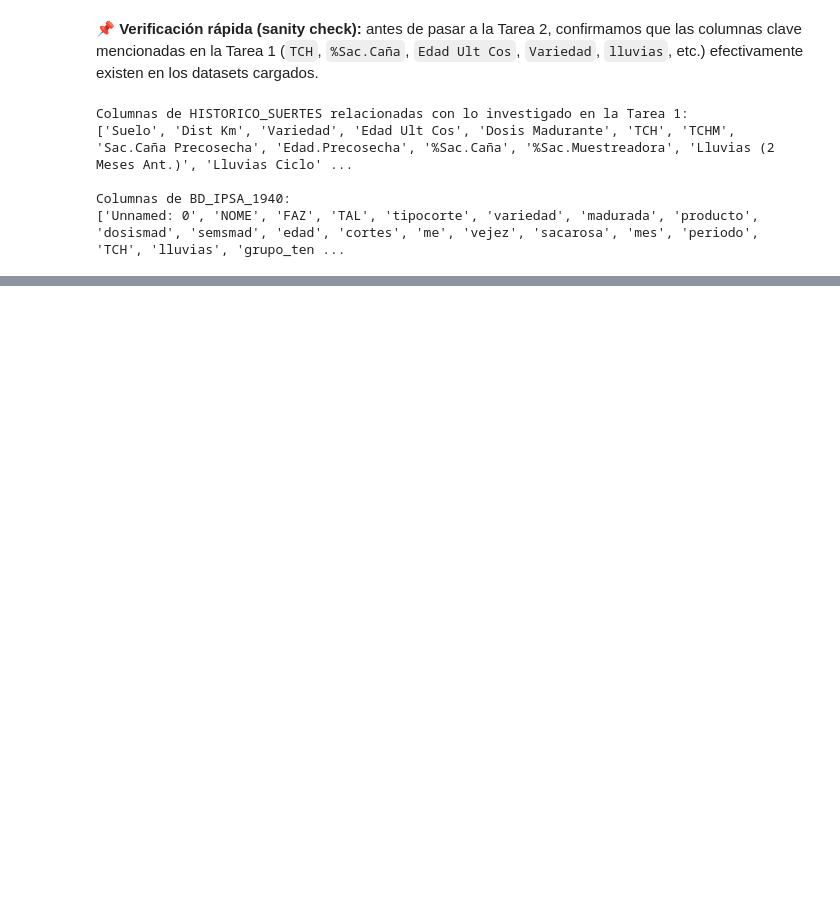
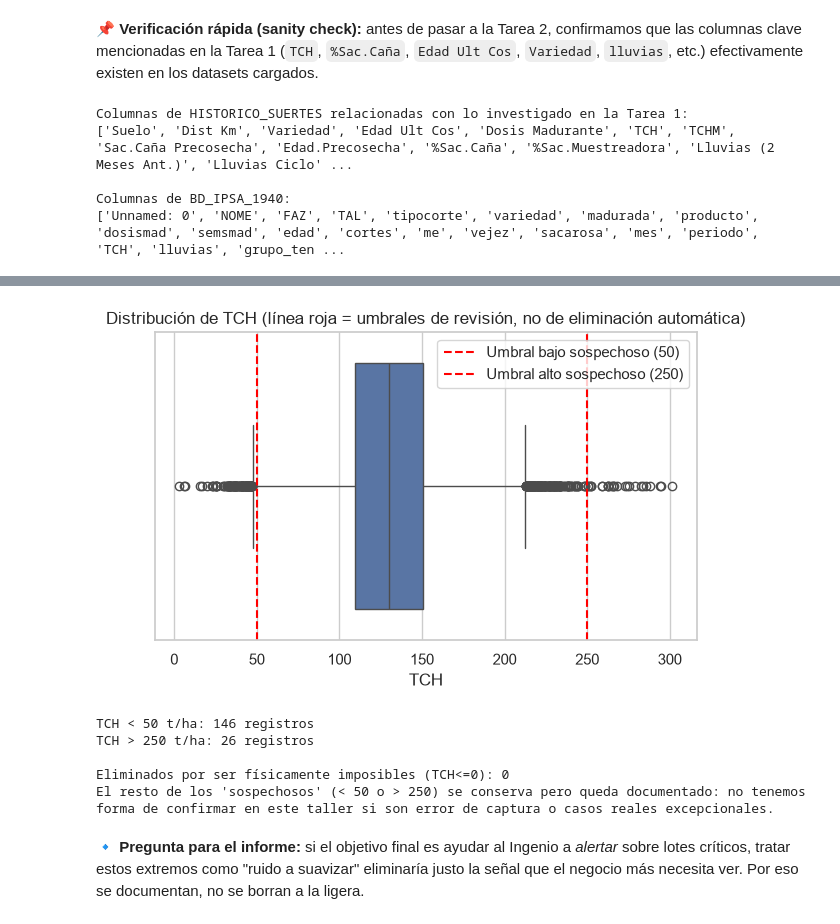
Before and after one commit to joseflorezleon/TallerPracticoAprendizajeAutom-tico1, a Jupyter notebook: Notebooks/Taller_Ingenio_Providencia.ipynb, the cells around one changed output, grey strips where cells are left out. Drawn from its saved outputs; the diff is of its cells as text; code cells hidden in the pictures; blank space fills up the shorter version.

```diff
--- a/Notebooks/Taller_Ingenio_Providencia.ipynb
+++ b/Notebooks/Taller_Ingenio_Providencia.ipynb
@@ -223,0 +223,8 @@ Columnas de BD_IPSA_1940:
+# %%
+df_reg["TAH_aprox"] = df_reg["TCH"] * df_reg["%Sac.Caña"] / 100
+print(df_reg["TAH_aprox"].describe())
+
+#comparacion = df_reg[["TAH_aprox", "TAH"]].dropna()
+#print(f"\nCorrelación entre TAH_aprox (nuestro cálculo) y TAH (la real, medida en fábrica): "
+ #     f"{comparacion.corr().iloc[0,1]:.3f}")
+#comparacion.head()
@@ -223,0 +408,27 @@ Columnas de BD_IPSA_1940:
+# %%
+plt.figure(figsize=(7, 4))
+sns.boxplot(x=df_reg_feat["TCH"])
+plt.axvline(50, color="red", linestyle="--", label="Umbral bajo sospechoso (50)")
+plt.axvline(250, color="red", linestyle="--", label="Umbral alto sospechoso (250)")
+plt.title("Distribución de TCH (línea roja = umbrales de revisión, no de eliminación automática)")
+plt.legend()
+plt.show()
+
+print("TCH < 50 t/ha:", (df_reg_feat["TCH"] < 50).sum(), "registros")
+print("TCH > 250 t/ha:", (df_reg_feat["TCH"] > 250).sum(), "registros")
+
+# Solo eliminamos los casos verdaderamente imposibles (TCH <= 0), no los "sospechosos"
+antes = len(df_reg_feat)
+df_reg_feat = df_reg_feat[df_reg_feat["TCH"] > 0].copy()
+print(f"\nEliminados por ser físicamente imposibles (TCH<=0): {antes - len(df_reg_feat)}")
+print("El resto de los 'sospechosos' (< 50 o > 250) se conserva pero queda documentado: "
+      "no tenemos forma de confirmar en este taller si son error de captura o casos reales excepcionales.")
+# %% [output]
+[figure, added]
+TCH < 50 t/ha: 146 registros
+TCH > 250 t/ha: 26 registros
+
+Eliminados por ser físicamente imposibles (TCH<=0): 0
+El resto de los 'sospechosos' (< 50 o > 250) se conserva pero queda documentado: no tenemos forma de confirmar en este taller si son error de captura o casos reales excepcionales.
+# %% [markdown]
+🔹 **Pregunta para el informe:** si el objetivo final es ayudar al Ingenio a *alertar* sobre lotes críticos, tratar estos extremos como "ruido a suavizar" eliminaría justo la señal que el negocio más necesita ver. Por eso se documentan, no se borran a la ligera.
```
Also changed, not shown: parts of 126 cells of this notebook, 11 other files.
